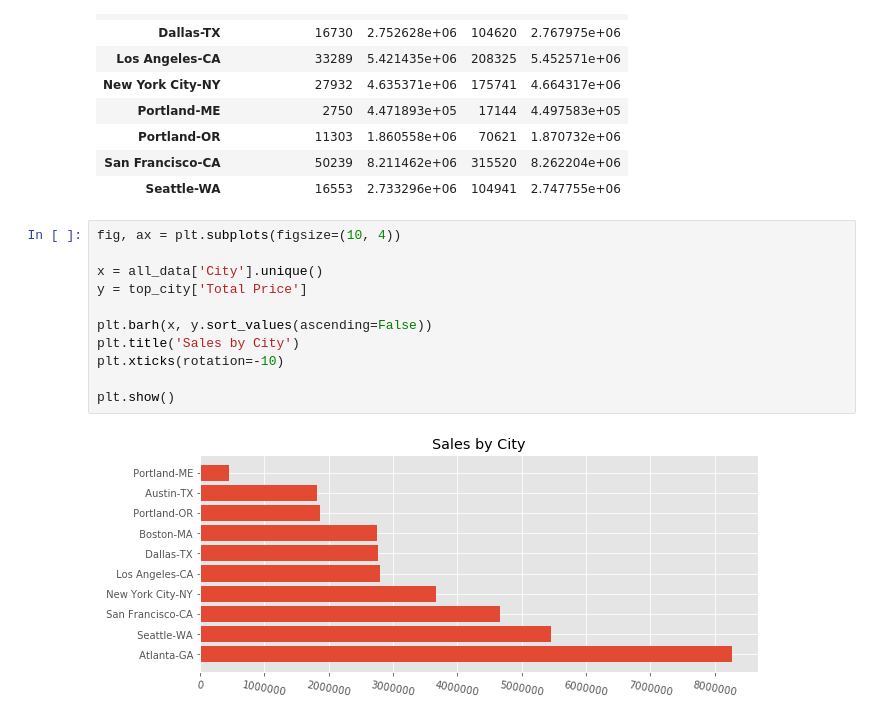
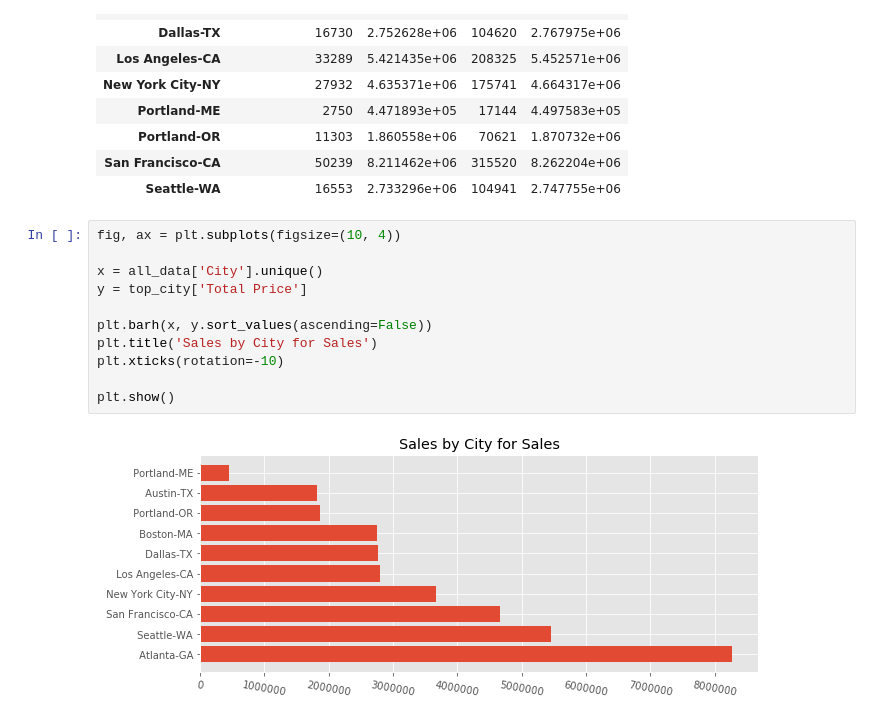
Before and after one commit to hildebrando001/Pandas-Sales-Analysis, a Jupyter notebook: Sales Analysis2.ipynb, the cells around one changed output. Drawn from its saved outputs; the diff is of its cells as text.

```diff
--- a/Sales Analysis2.ipynb
+++ b/Sales Analysis2.ipynb
@@ -265,16 +264,16 @@ top_city
 # %%
 fig, ax = plt.subplots(figsize=(10, 4))
 
 x = all_data['City'].unique()
 y = top_city['Total Price']
 
 plt.barh(x, y.sort_values(ascending=False))
-plt.title('Sales by City')
+plt.title('Sales by City for Sales')
 plt.xticks(rotation=-10)
 
 plt.show()
 # %% [output]
-[figure, old version]
+[figure, new version]
 # %%
 fig, ax = plt.subplots(figsize=(8, 6))
 # palette = sns.color_palette("Blues", 10)
```
Also changed, not shown: parts of 12 cells of this notebook.
